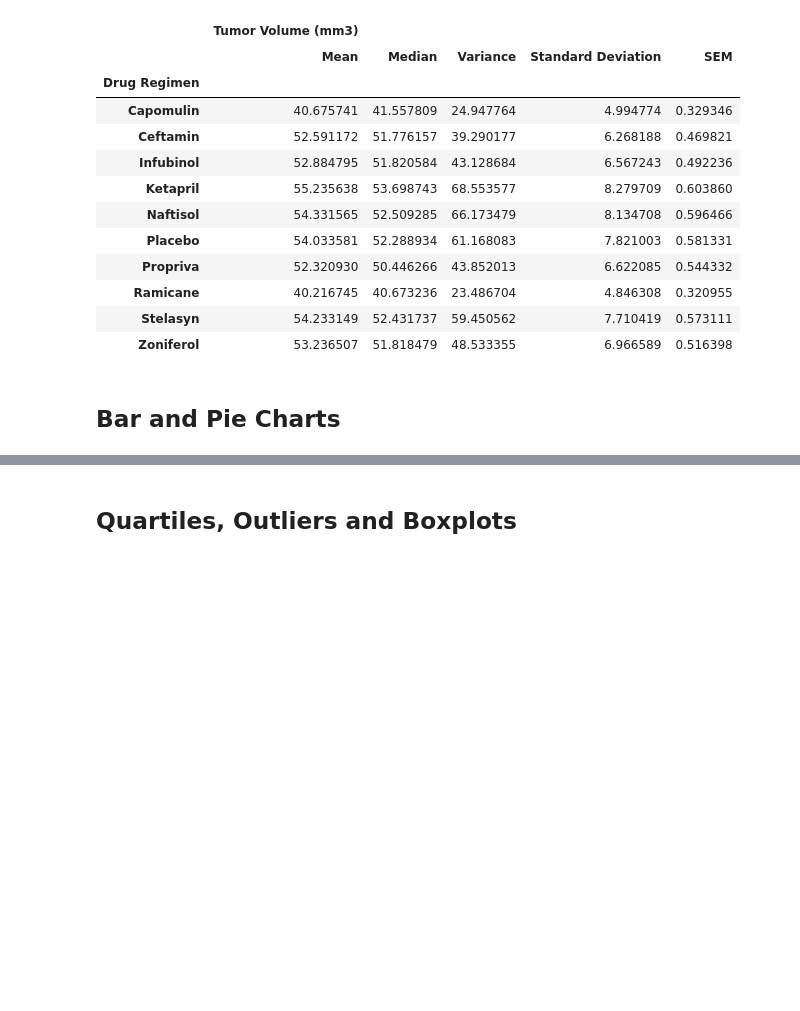
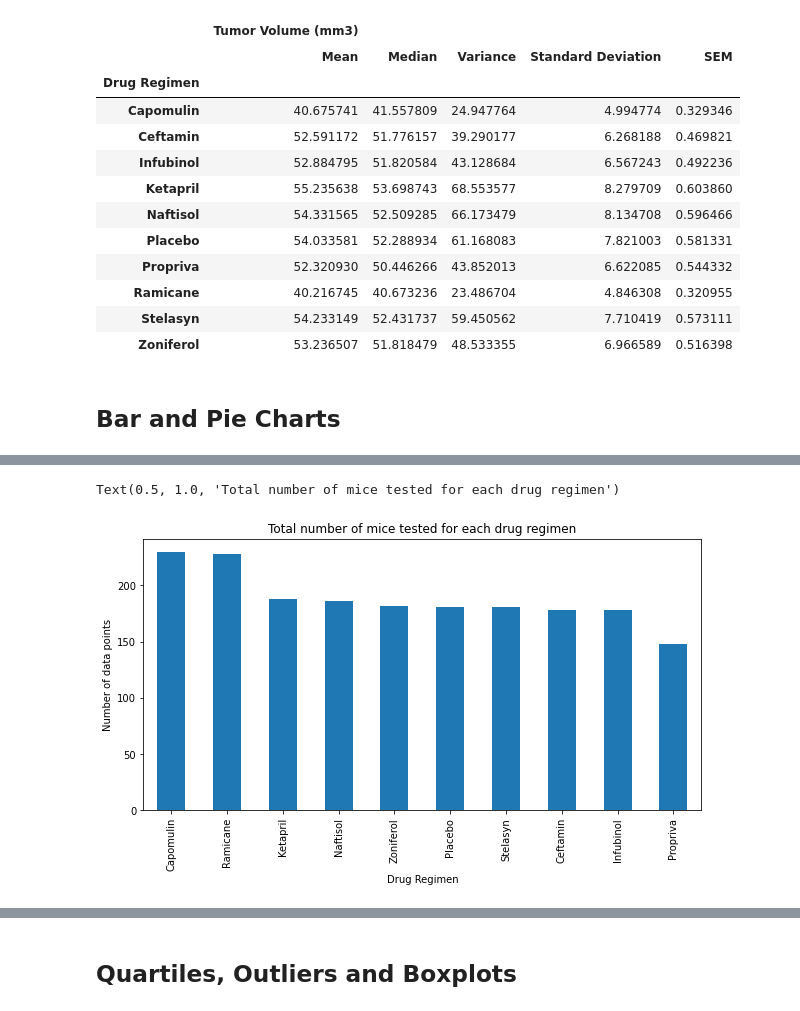
Before and after one commit to gnzamudio/Matplotlib-challenge, a Jupyter notebook: pymaceuticals_starter.ipynb, the cells around one changed output, grey strips where cells are left out. Drawn from its saved outputs; the diff is of its cells as text; code cells hidden in the pictures; blank space fills up the shorter version.

Commit message:
bar plots using pandas and pyplot

```diff
--- a/pymaceuticals_starter.ipynb
+++ b/pymaceuticals_starter.ipynb
@@ -142,3 +142,5 @@ drug_reg_summary_df2
 ## Bar and Pie Charts
 # %%
 # Generate a bar plot showing the total number of timepoints for all mice tested for each drug regimen using Pandas.
+mouse_regimen = clean_study_df[["Drug Regimen","Mouse ID"]].groupby("Drug Regimen").count().reset_index()
+mouse_regimen
@@ -146,0 +159,11 @@ drug_reg_summary_df2
+# %%
+mouse_regimen= mouse_regimen.rename(columns={"Mouse ID":"Number of data points"})
+mouse_regimen= mouse_regimen.sort_values(by="Number of data points", ascending= False)
+MR= mouse_regimen.plot(kind="bar", x= "Drug Regimen",y= "Number of data points", figsize= (10,5), legend= None)
+
+MR.set_xlabel(xlabel="Drug Regimen")
+MR.set_ylabel(ylabel="Number of data points")
+MR.set_title("Total number of mice tested for each drug regimen")
+# %% [output]
+Text(0.5, 1.0, 'Total number of mice tested for each drug regimen')
+[figure, added]
```
Also changed, not shown: parts of 3 cells of this notebook.
